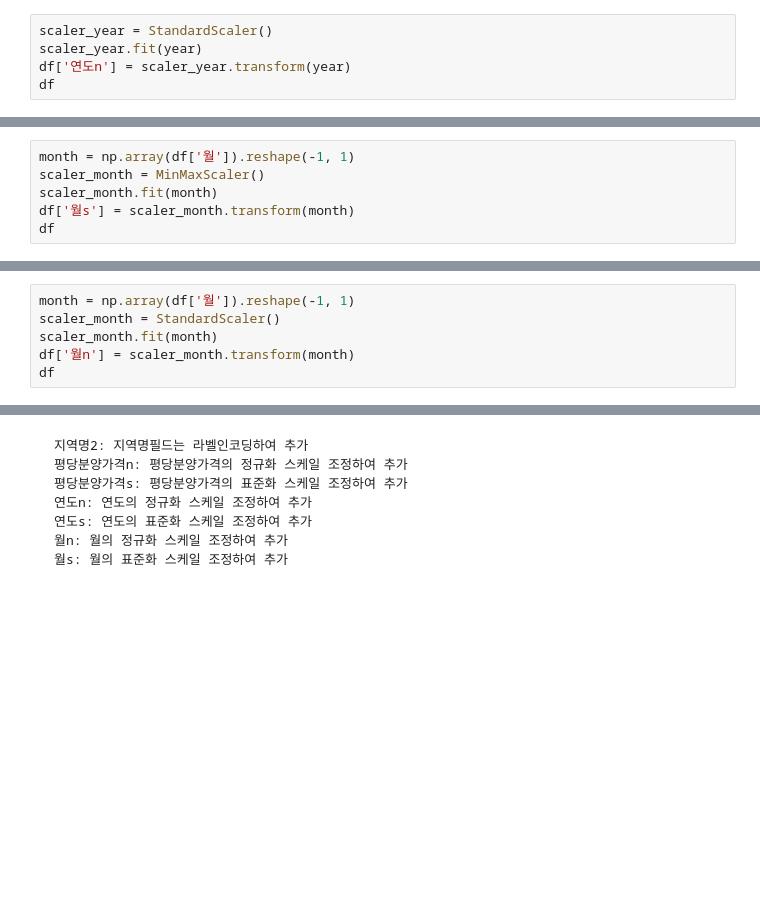
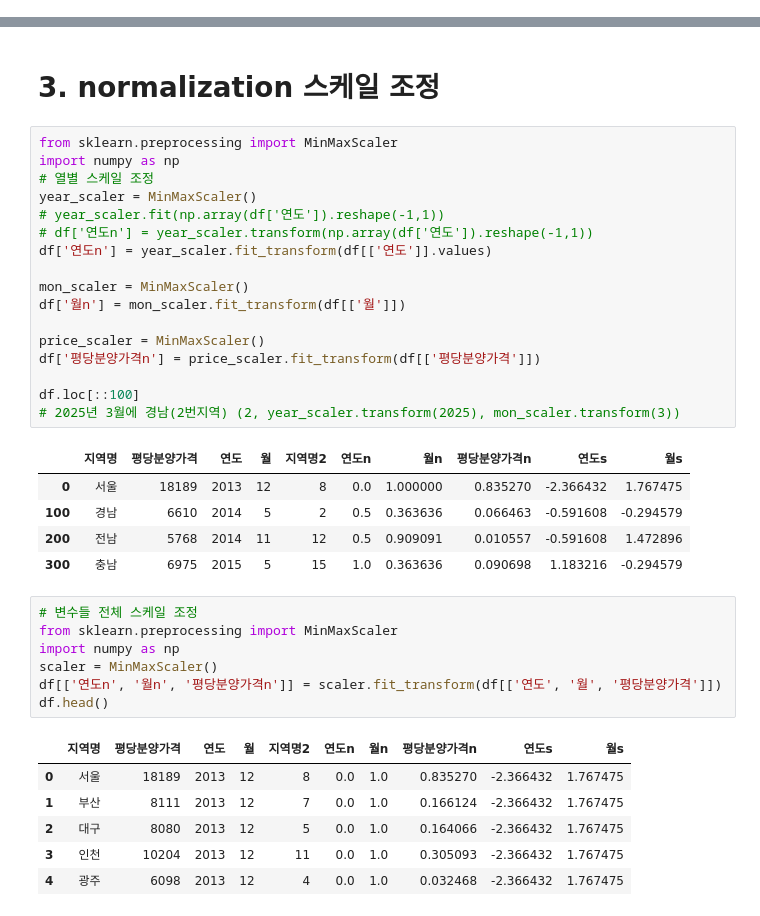
Before and after one commit to yeonzuui/ai, a Jupyter notebook: source/08_DeepLearning/09_라벨링인코딩_scale조정.ipynb, the cells around one changed output, grey strips where cells are left out. Saved outputs shown, nothing was run; the diff lists cells and outputs as text; blank space fills up the shorter version.

````diff
--- a/source/08_DeepLearning/09_라벨링인코딩_scale조정.ipynb
+++ b/source/08_DeepLearning/09_라벨링인코딩_scale조정.ipynb
@@ -133,5 +57,0 @@ df
-# %%
-scaler_year = StandardScaler()
-scaler_year.fit(year)
-df['연도n'] = scaler_year.transform(year)
-df
@@ -152,6 +57,0 @@ df
-# %%
-month = np.array(df['월']).reshape(-1, 1)
-scaler_month = MinMaxScaler()
-scaler_month.fit(month)
-df['월s'] = scaler_month.transform(month)
-df
@@ -172,6 +57,0 @@ df
-# %%
-month = np.array(df['월']).reshape(-1, 1)
-scaler_month = StandardScaler()
-scaler_month.fit(month)
-df['월n'] = scaler_month.transform(month)
-df
@@ -192,10 +58,39 @@ df
-# %% [markdown]
-```
-지역명2: 지역명필드는 라벨인코딩하여 추가
-평당분양가격n: 평당분양가격의 정규화 스케일 조정하여 추가
-평당분양가격s: 평당분양가격의 표준화 스케일 조정하여 추가
-연도n: 연도의 정규화 스케일 조정하여 추가
-연도s: 연도의 표준화 스케일 조정하여 추가
-월n: 월의 정규화 스케일 조정하여 추가
-월s: 월의 표준화 스케일 조정하여 추가
-```
+# %% [markdown]
+# 3. normalization 스케일 조정
+# %%
+from sklearn.preprocessing import MinMaxScaler
+import numpy as np
+# 열별 스케일 조정
+year_scaler = MinMaxScaler()
+# year_scaler.fit(np.array(df['연도']).reshape(-1,1))
+# df['연도n'] = year_scaler.transform(np.array(df['연도']).reshape(-1,1))
+df['연도n'] = year_scaler.fit_transform(df[['연도']].values)
+
+mon_scaler = MinMaxScaler()
+df['월n'] = mon_scaler.fit_transform(df[['월']])
+
+price_scaler = MinMaxScaler()
+df['평당분양가격n'] = price_scaler.fit_transform(df[['평당분양가격']])
+
+df.loc[::100]
+# 2025년 3월에 경남(2번지역) (2, year_scaler.transform(2025), mon_scaler.transform(3))
+# %% [output]
+|  | 지역명 | 평당분양가격 | 연도 | 월 | 지역명2 | 연도n | 월n | 평당분양가격n | 연도s | 월s |
+| 0 | 서울 | 18189 | 2013 | 12 | 8 | 0.0 | 1.000000 | 0.835270 | -2.366432 | 1.767475 |
+| 100 | 경남 | 6610 | 2014 | 5 | 2 | 0.5 | 0.363636 | 0.066463 | -0.591608 | -0.294579 |
+| 200 | 전남 | 5768 | 2014 | 11 | 12 | 0.5 | 0.909091 | 0.010557 | -0.591608 | 1.472896 |
+| 300 | 충남 | 6975 | 2015 | 5 | 15 | 1.0 | 0.363636 | 0.090698 | 1.183216 | -0.294579 |
+# %%
+# 변수들 전체 스케일 조정
+from sklearn.preprocessing import MinMaxScaler
+import numpy as np
+scaler = MinMaxScaler()
+df[['연도n', '월n', '평당분양가격n']] = scaler.fit_transform(df[['연도', '월', '평당분양가격']])
+df.head()
+# %% [output]
+|  | 지역명 | 평당분양가격 | 연도 | 월 | 지역명2 | 연도n | 월n | 평당분양가격n | 연도s | 월s |
+| 0 | 서울 | 18189 | 2013 | 12 | 8 | 0.0 | 1.0 | 0.835270 | -2.366432 | 1.767475 |
+| 1 | 부산 | 8111 | 2013 | 12 | 7 | 0.0 | 1.0 | 0.166124 | -2.366432 | 1.767475 |
+| 2 | 대구 | 8080 | 2013 | 12 | 5 | 0.0 | 1.0 | 0.164066 | -2.366432 | 1.767475 |
+| 3 | 인천 | 10204 | 2013 | 12 | 11 | 0.0 | 1.0 | 0.305093 | -2.366432 | 1.767475 |
+| 4 | 광주 | 6098 | 2013 | 12 | 4 | 0.0 | 1.0 | 0.032468 | -2.366432 | 1.767475 |
````
Also changed, not shown: parts of 21 cells of this notebook, 2 other files.
